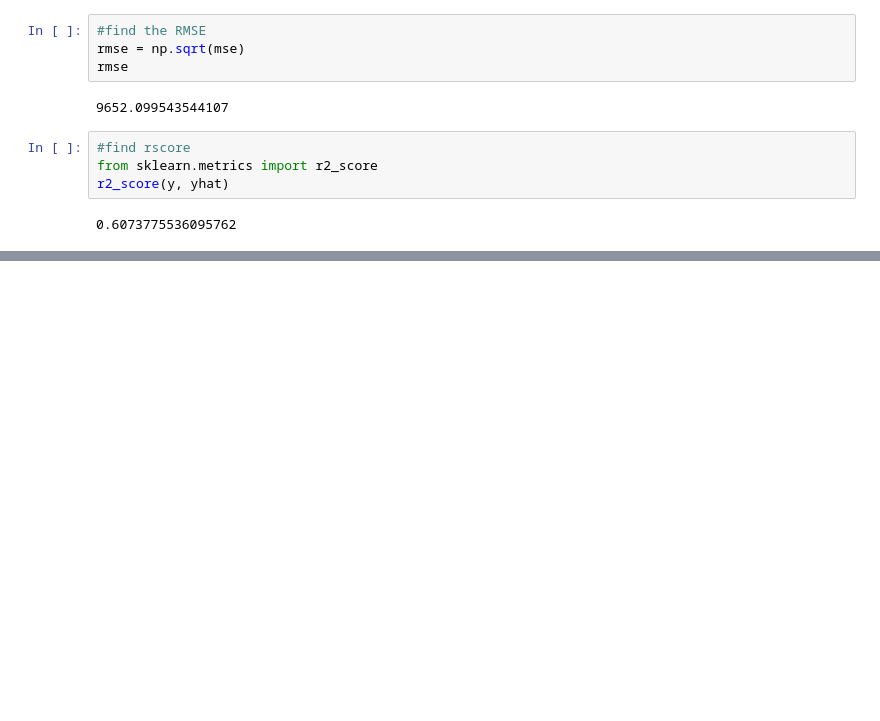
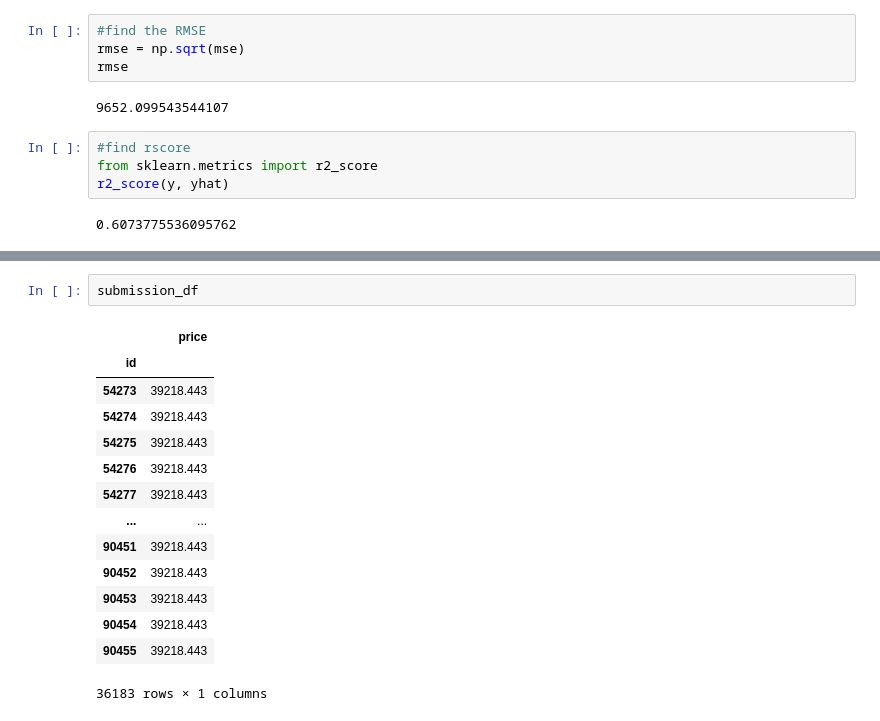
Before and after one commit to abdyraman/car_price_predictions, a Jupyter notebook: abdyramanova-zhibek.ipynb, the cells around one changed output, grey strips where cells are left out. Saved outputs shown, nothing was run; the diff lists cells and outputs as text; blank space fills up the shorter version.

```diff
--- a/abdyramanova-zhibek.ipynb
+++ b/abdyramanova-zhibek.ipynb
@@ -578,0 +598,17 @@ r2_score(y, yhat)
+# %%
+submission_df
+# %% [output]
+|  | price |
+| id |  |
+| 54273 | 39218.443 |
+| 54274 | 39218.443 |
+| 54275 | 39218.443 |
+| 54276 | 39218.443 |
+| 54277 | 39218.443 |
+| ... | ... |
+| 90451 | 39218.443 |
+| 90452 | 39218.443 |
+| 90453 | 39218.443 |
+| 90454 | 39218.443 |
+| 90455 | 39218.443 |
+36183 rows × 1 columns
```
Also changed, not shown: parts of 3 cells of this notebook.
